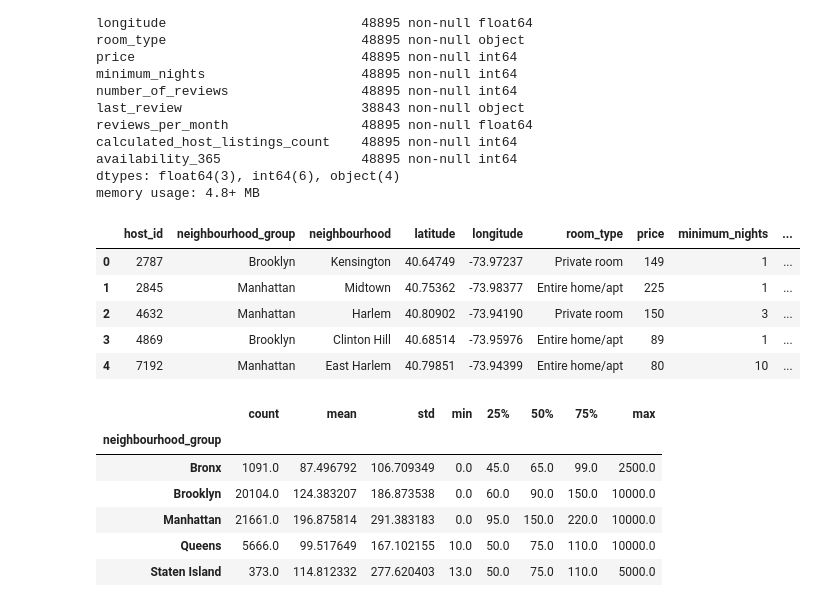
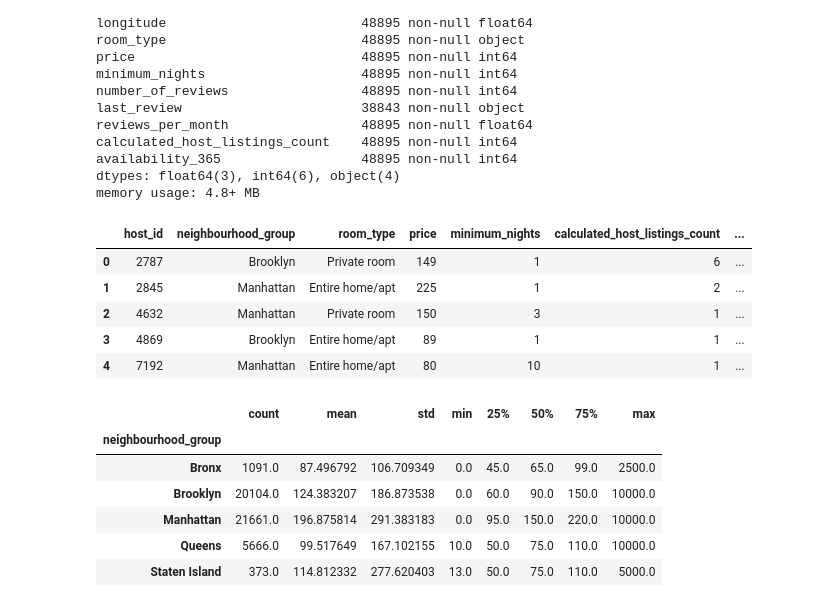
Before and after one commit to PrabhjyotK/New-York-City-AirBnB, a Jupyter notebook: AB_NYC_2019.ipynb, the cells around one changed output. Cells and saved outputs as stored; diff of their text form; code cells hidden in the pictures.

```diff
--- a/AB_NYC_2019.ipynb
+++ b/AB_NYC_2019.ipynb
@@ -108,15 +108,15 @@ dtypes: float64(3), int64(6), object(4)
 memory usage: 4.8+ MB
 # %%
 # remove last_review as we have dealt with reviews_per_month by imputing missing values with 0
-df1 = df1.drop('last_review',axis = 1)
+df1 = df1.drop(['last_review','latitude' , 'longitude','number_of_reviews','reviews_per_month','neighbourhood'],axis = 1)
 df1.head()
 # %% [output]
-|  | host_id | neighbourhood_group | neighbourhood | latitude | longitude | room_type | price | minimum_nights | ... |
-| 0 | 2787 | Brooklyn | Kensington | 40.64749 | -73.97237 | Private room | 149 | 1 | ... |
-| 1 | 2845 | Manhattan | Midtown | 40.75362 | -73.98377 | Entire home/apt | 225 | 1 | ... |
-| 2 | 4632 | Manhattan | Harlem | 40.80902 | -73.94190 | Private room | 150 | 3 | ... |
-| 3 | 4869 | Brooklyn | Clinton Hill | 40.68514 | -73.95976 | Entire home/apt | 89 | 1 | ... |
-| 4 | 7192 | Manhattan | East Harlem | 40.79851 | -73.94399 | Entire home/apt | 80 | 10 | ... |
+|  | host_id | neighbourhood_group | room_type | price | minimum_nights | calculated_host_listings_count | ... |
+| 0 | 2787 | Brooklyn | Private room | 149 | 1 | 6 | ... |
+| 1 | 2845 | Manhattan | Entire home/apt | 225 | 1 | 2 | ... |
+| 2 | 4632 | Manhattan | Private room | 150 | 3 | 1 | ... |
+| 3 | 4869 | Brooklyn | Entire home/apt | 89 | 1 | 1 | ... |
+| 4 | 7192 | Manhattan | Entire home/apt | 80 | 10 | 1 | ... |
 # %%
 # analyse the statistics of price group by neighbourhood. we observe there is minimum price as 0
 df1.groupby('neighbourhood_group')['price'].describe()
```
Also changed, not shown: parts of 13 cells of this notebook.
